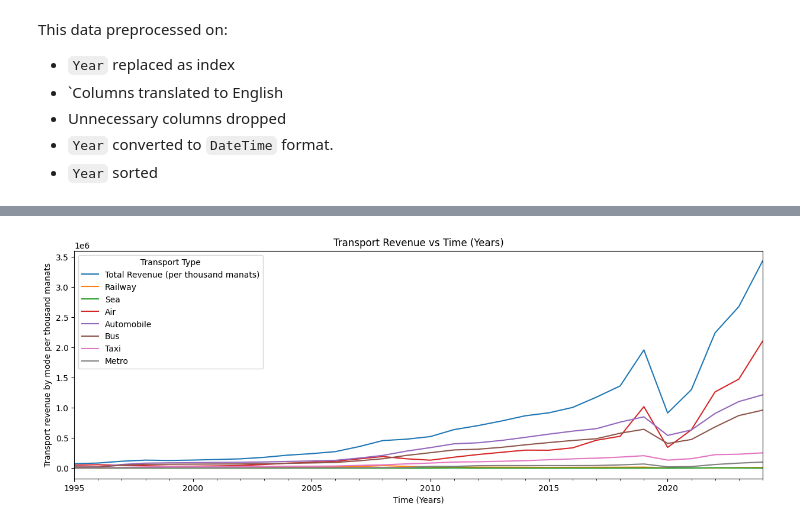
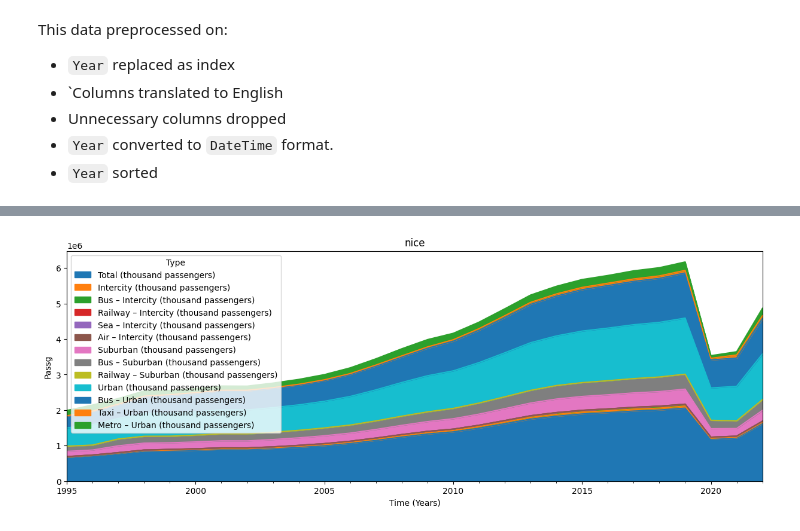
Before and after one commit to vugaer/OpenData.AZ-Analysis, a Jupyter notebook: analyzes/analyze.ipynb, the cells around one changed output, grey strips where cells are left out. Drawn from its saved outputs; the diff is of its cells as text; code cells hidden in the pictures.

```diff
--- a/analyzes/analyze.ipynb
+++ b/analyzes/analyze.ipynb
@@ -159,20 +159,29 @@ df2.head()
 df2 = loadf(2)  # reload doesn't affect
 
 df2.set_index(df2['Year'], inplace=True)
-df2.drop(columns=['Year', 'Unnamed: 1', 'Tramvay (min manat)', 'Trolleybus (min manat)'], inplace=True)
+df2.drop(columns=['Year', 'Unnamed: 1', 'Tramvay (min sərnişin)', 'Trolleybus (min sərnişin)'], inplace=True)
+
 en2azcols = {
-    "Cəmi (min manat)": "Total Revenue (per thousand manats)",
-    "Dəmir yolu (min manat)": "Railway",
-    "Dəniz (min manat)": "Sea",
-    "Hava (min manat)": "Air",
-    "Avtomobil (min manat)": "Automobile",
-    "Avtobus (min manat)": "Bus",
-    "Taksi (min manat)": "Taxi",
-    "Metro (min manat)": "Metro"
+    "Bütün əlaqə növləri üzrə-cəmi (min sərnişin)": "Total (thousand passengers)",
+    "Şəhərlərarası (min sərnişin)": "Intercity (thousand passengers)",
+    "avtobus (min sərnişin)": "Bus – Intercity (thousand passengers)",
+    "dəmir yolu (min sərnişin)": "Railway – Intercity (thousand passengers)",
+    "dəniz (min sərnişin)": "Sea – Intercity (thousand passengers)",
+    "hava (min sərnişin)": "Air – Intercity (thousand passengers)",
+
+    "Şəhərətrafı (min sərnişin)": "Suburban (thousand passengers)",
+    "avtobus (min sərnişin).1": "Bus – Suburban (thousand passengers)",
+    "dəmir yolu (min sərnişin).1": "Railway – Suburban (thousand passengers)",
+
+    "Şəhərdaxili (min sərnişin)": "Urban (thousand passengers)",
+    "avtobus (min sərnişin).2": "Bus – Urban (thousand passengers)",
+    "minik taksiləri (min sərnişin)": "Taxi – Urban (thousand passengers)",
+    "metro (min sərnişin)": "Metro – Urban (thousand passengers)"
 }
-df1.rename(columns=en2azcols, inplace=True)
-df1.index = pd.to_datetime(df1.index, format='%Y')
-df1.sort_index(ascending=True, inplace=True)
 
-df1.head()
+df2.rename(columns=en2azcols, inplace=True)
+df2.index = pd.to_datetime(df2.index, format='%Y')
+df2.sort_index(ascending=True, inplace=True)
+
+df2.head()
 # %% [output]
@@ -186,13 +195,13 @@ df1.head()
 # %%
-df1.plot(
-    kind='line',
+df2.plot(
+    kind='area',
     figsize=(15, 5),
-    title='Transport Revenue vs Time (Years)'
+    title='nice'
 )
 
-plt.ylabel('Transport revenue by mode per thousand manats')
+plt.ylabel('Passg')
 plt.xlabel('Time (Years)')
-plt.legend(title='Transport Type', loc='best')
+plt.legend(title='Type', loc='best')
 plt.show()
 # %% [output]
-[figure, old version]
+[figure, new version]
```
Also changed, not shown: parts of 4 cells of this notebook.
